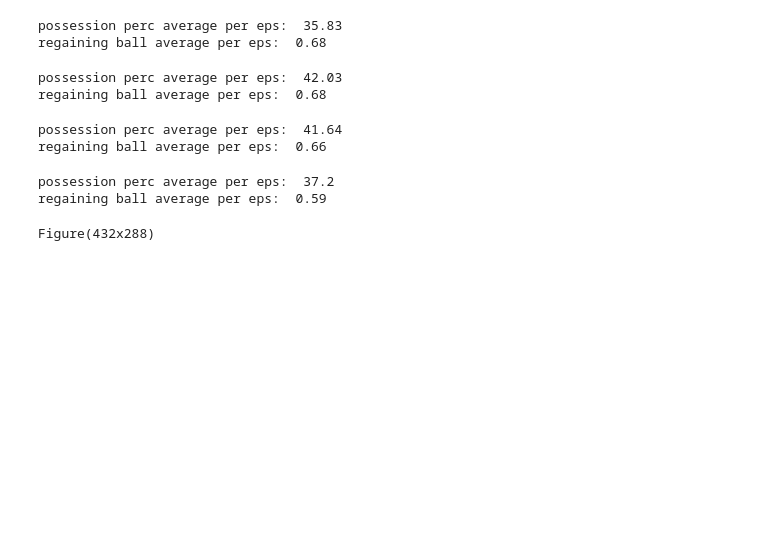
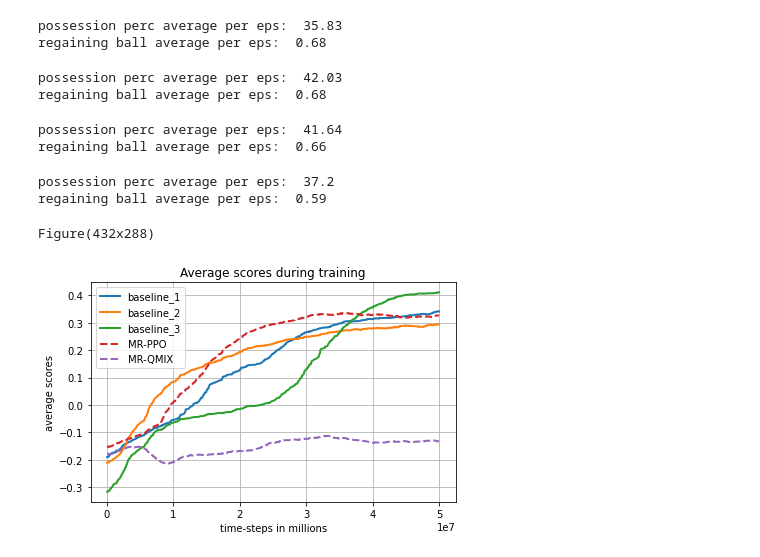
Before and after one commit to Alijafr/RL, a Jupyter notebook: Projects/P3_docker/rldm/notebooks/Evaluation.ipynb, the cells around one changed output. Drawn from its saved outputs; the diff is of its cells as text; code cells hidden in the pictures; blank space fills up the shorter version.

```diff
--- a/Projects/P3_docker/rldm/notebooks/Evaluation.ipynb
+++ b/Projects/P3_docker/rldm/notebooks/Evaluation.ipynb
@@ -620,7 +849,7 @@ possession perc average per eps:  37.2
 regaining ball average per eps:  0.59
 # %%
 for key in states_mean_3.keys():
-    data = {'Checkpoint': ['baseline_1','baseline_2','baseline_3','MRF_PPO'], key:states_mean_3[key]}
+    data = {'Checkpoint': ['baseline_1','baseline_2','baseline_3','MR_PPO'], key:states_mean_3[key]}
     New_Colors = ['green','blue','purple','brown']
 
     df = pd.DataFrame(data)
@@ -631,3 +860,51 @@ for key in states_mean_3.keys():
     plt.clf()
 # %% [output]
 Figure(432x288)
+# %%
+def smooth(scalars, weight=0.99):  # Weight between 0 and 1
+    """
+
+    ref: https://stackoverflow.com/questions/42281844/what-is-the-mathematics-behind-the-smoothing-parameter-in-tensorboards-scalar
+
+    :param scalars:
+    :param weight:
+    :return:
+    """
+    last = scalars[0]  # First value in the plot (first timestep)
+    smoothed: list = []
+    for point in scalars:
+        smoothed_val = last * weight + (1 - weight) * point  # Calculate smoothed value
+        smoothed.append(smoothed_val)                        # Save it
+        last = smoothed_val                                  # Anchor the last smoothed value
+    return smoothed
+# %%
+import pandas as pd
+from matplotlib import pyplot as plt
+labels = ['baseline_1','baseline_2','baseline_3',"MR-PPO","MR-QMIX"]
+files_name = ['baseline_1','baseline_2','baseline_3','my_agent','my_agent_qmix']
+# Set the figure size
+plt.rcParams["figure.figsize"] = [6.00, 4.0]
+plt.rcParams["figure.autolayout"] = True
+
+for i, file_name in enumerate(files_name):
+
+    # Read a CSV file
+    df = pd.read_csv("training_data/{}.csv".format(file_name))
+    x = df["Step"].values
+    y = df["Value"].values
+    y = smooth(y)
+    # # Plot the lines
+    if i <=2:
+        plt.plot(x,y,label=labels[i],linewidth='2.0')
+    else:
+        plt.plot(x,y,label=labels[i],linewidth='2.0',ls="--")
+
+plt.title("Average scores during training")
+plt.xlabel('time-steps in millions')
+plt.ylabel('average scores')
+plt.grid()
+plt.legend()
+plt.savefig('average_scores_training.png')
+plt.show()
+# %% [output]
+[figure, added]
```
Also changed, not shown: parts of 10 cells of this notebook, 6 other files.
